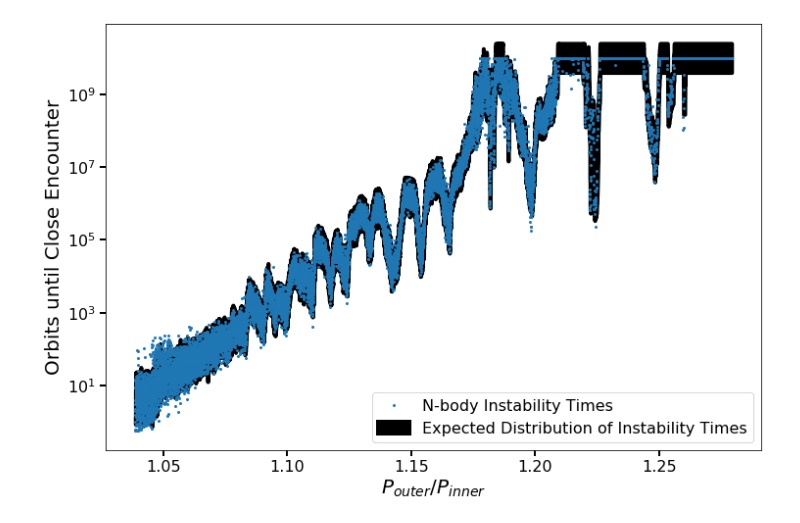
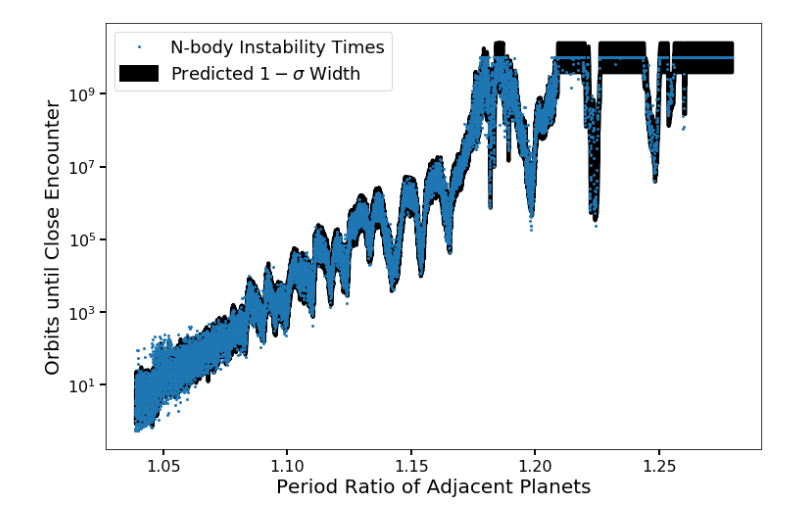
Before and after one commit to Naireen/StabilitySetImage, a Jupyter notebook: Analysis/Figure5_ObertasAnalysis.ipynb, the cells around one changed output. Saved outputs shown, nothing was run; the diff lists cells and outputs as text; code cells hidden in the pictures.

```diff
--- a/Analysis/Figure5_ObertasAnalysis.ipynb
+++ b/Analysis/Figure5_ObertasAnalysis.ipynb
@@ -11,22 +11,22 @@ t_exit = np.loadtxt(data_path + 't_exit.txt')
 
 t_exit_rolling = pd.DataFrame(t_exit)
 t_exit_rolling = t_exit_rolling.rolling(10).median()
-t_exit_rolling = t_exit_rolling.dropna().values
-t_exit_rolling = t_exit_rolling.flatten()
+#t_exit_rolling = t_exit_rolling.dropna().values
+t_exit_rolling = t_exit_rolling.values.flatten()
 # %%
 fig, ax = plt.subplots(1, 1, figsize=(12,8))
 cmap = plt.get_cmap("tab10")
 
-ax.fill_between(p_adj[p_adj.shape[0] - t_exit_rolling.shape[0]:], np.power(10, np.log10(t_exit_rolling)+0.4), np.power(10, np.log10(t_exit_rolling)-0.4),linewidth = 4, alpha = 1, color = 'black', label = "Expected Distribution of Instability Times")
+ax.fill_between(p_adj[p_adj.shape[0] - t_exit_rolling.shape[0]:], np.power(10, np.log10(t_exit_rolling)+0.4), np.power(10, np.log10(t_exit_rolling)-0.4),linewidth = 4, alpha = 1, color = 'black', label = "Predicted $1-\sigma$ Width")
 ax.plot(p_adj, t_exit, '.', label = 'N-body Instability Times', markersize=4)
 
 ax.set_yscale('log')
 
-ax.set_xlabel("$P_{outer}/P_{inner}$")
+ax.set_xlabel("Period Ratio of Adjacent Planets")
 ax.set_ylabel("Orbits until Close Encounter")
 
 
-ax.legend()
-fig.savefig('obertas.pdf', bbox_inches='tight')
+ax.legend(fontsize=18)
+fig.savefig('fig5.pdf', bbox_inches='tight')
 # %% [output]
-[figure, old version]
+[figure, new version]
```
Also changed, not shown: parts of 3 cells of this notebook, 1 other file.
